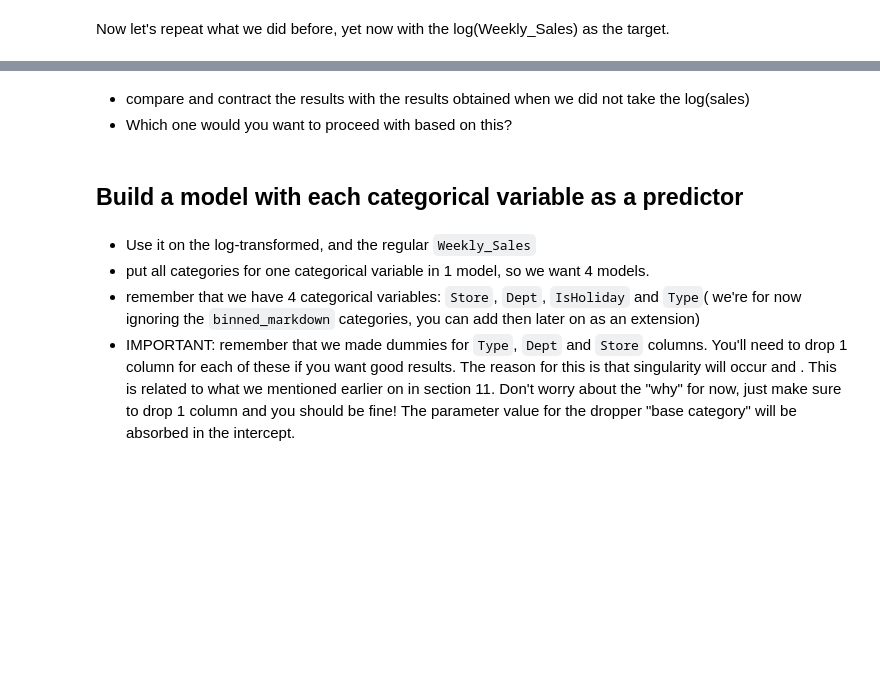
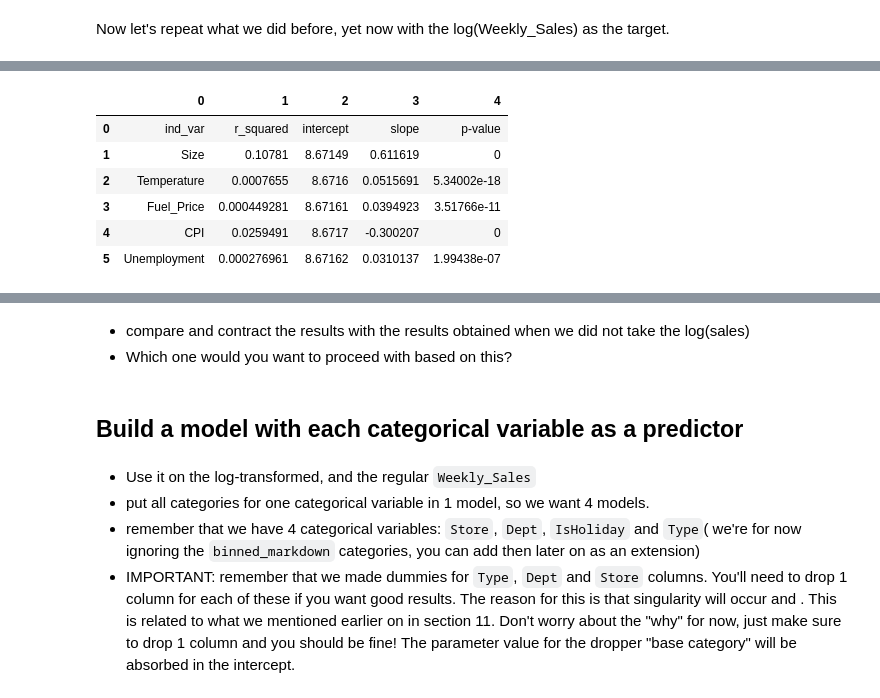
Before and after one commit to giorosati/dsc-1-12-11-modeling-our-data-lab-online-ds-pt-100118, a Jupyter notebook: index.ipynb, the cells around one changed output, grey strips where cells are left out. Saved outputs shown, nothing was run; the diff lists cells and outputs as text; code cells hidden in the pictures; blank space fills up the shorter version.

```diff
--- a/index.ipynb
+++ b/index.ipynb
@@ -171,2 +256,16 @@ Let's have another look at the histogram. What do you see?
 # %% [markdown]
 Now let's repeat what we did before, yet now with the log(Weekly_Sales) as the target.
+# %%
+col_names = walmart_log.describe().columns.drop(['Weekly_Sales'])
+results_log = [['ind_var', 'r_squared', 'intercept', 'slope', 'p-value' ]]
+for idx, val in enumerate(col_names):
+    print ("Walmart: Weekly_Sales~" + val)
+    print ("------------------------------")
+
+    f = 'Weekly_Sales~' + val
+    model = smf.ols(formula=f, data=walmart_log).fit()
+    X_new = pd.DataFrame({val: [walmart_log[val].min(), walmart_log[val].max()]});
+    preds = model.predict(X_new)
+    results_log.append([val, model.rsquared, model.params[0], model.params[1], model.pvalues[1] ])
+    print(results_log[idx+1])
+    print("\n")
@@ -172,0 +290,10 @@ Now let's repeat what we did before, yet now with the log(Weekly_Sales) as the t
+# %%
+pd.DataFrame(results_log)
+# %% [output]
+|  | 0 | 1 | 2 | 3 | 4 |
+| 0 | ind_var | r_squared | intercept | slope | p-value |
+| 1 | Size | 0.10781 | 8.67149 | 0.611619 | 0 |
+| 2 | Temperature | 0.0007655 | 8.6716 | 0.0515691 | 5.34002e-18 |
+| 3 | Fuel_Price | 0.000449281 | 8.67161 | 0.0394923 | 3.51766e-11 |
+| 4 | CPI | 0.0259491 | 8.6717 | -0.300207 | 0 |
+| 5 | Unemployment | 0.000276961 | 8.67162 | 0.0310137 | 1.99438e-07 |
```
Also changed, not shown: parts of 12 cells of this notebook.
